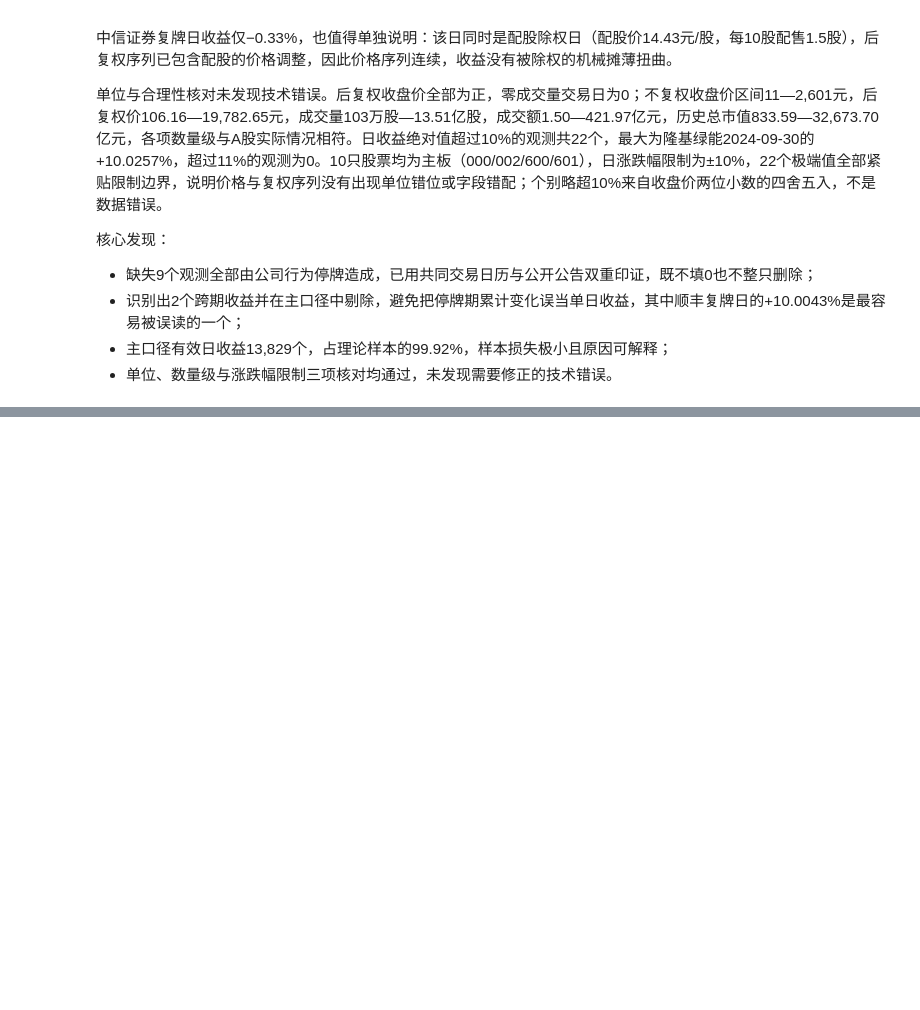
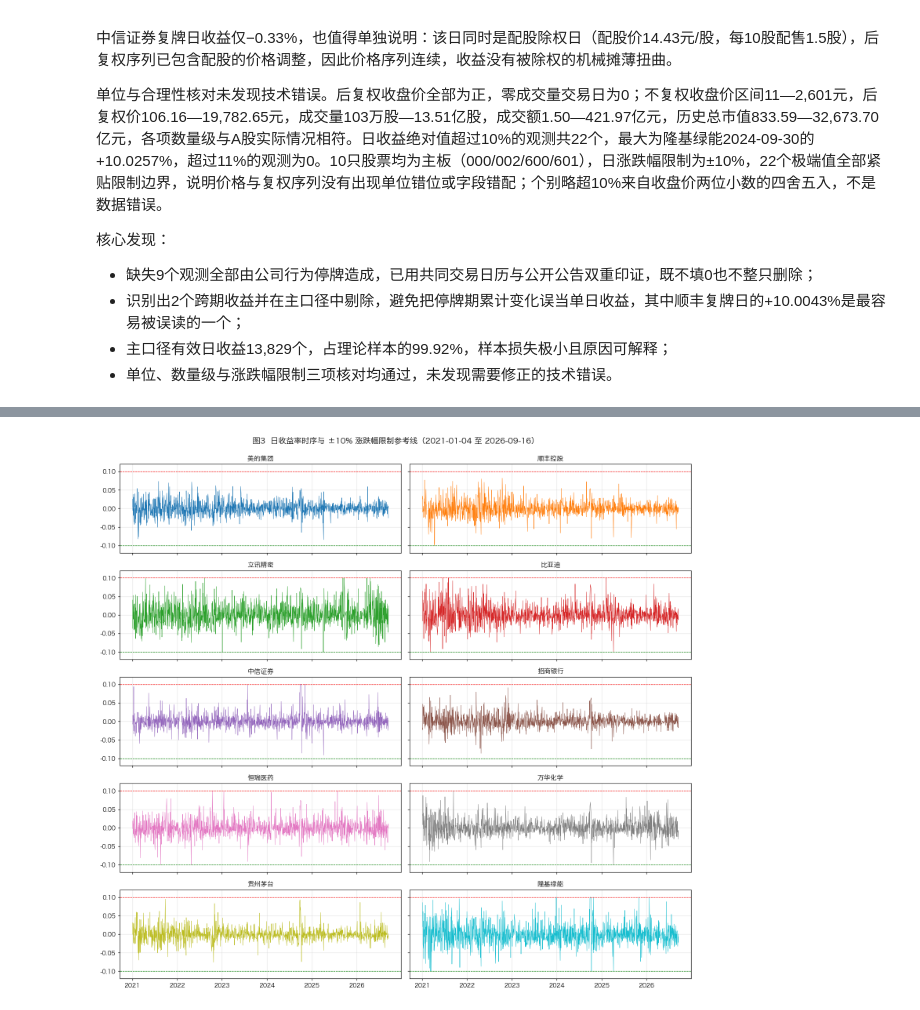
Before and after one commit to Jaremy112/fineco-homework, a Jupyter notebook: hw-02/hw_02-1.ipynb, the cells around one changed output, grey strips where cells are left out. Cells and saved outputs as stored; diff of their text form; code cells hidden in the pictures; blank space fills up the shorter version.

```diff
--- a/hw-02/hw_02-1.ipynb
+++ b/hw-02/hw_02-1.ipynb
@@ -435,0 +557,19 @@ display(d.loc[d["cross_period"], ["stock_code", "stock_name", "date", "skipped_d
+# %%
+# 图3：日收益率时序（分面），叠加 ±10% 涨跌幅限制参考线
+fig, axes = plt.subplots(5, 2, figsize=(14, 13), sharex=True, sharey=True)
+for ax, code in zip(axes.ravel(), order):
+    sub = d[(d["stock_code"] == code) & (d["date"] >= "2021-01-01")]
+    ax.plot(sub["date"], sub["ret"], color=colors[code], linewidth=0.6)
+    ax.axhline(0.10, color="red", linestyle="--", linewidth=0.8)
+    ax.axhline(-0.10, color="green", linestyle="--", linewidth=0.8)
+    ax.set_title(f"{names[code]}", fontsize=11)
+    ax.set_ylim(-0.12, 0.12)
+    ax.grid(alpha=0.3)
+axes[0, 0].xaxis.set_major_locator(mdates.YearLocator())
+axes[0, 0].xaxis.set_major_formatter(mdates.DateFormatter("%Y"))
+fig.suptitle("图3  日收益率时序与 ±10% 涨跌幅限制参考线（2021-01-04 至 2026-09-16）",
+             fontsize=13, y=0.995)
+fig.tight_layout()
+plt.show()
+# %% [output]
+[figure, added]
```
Also changed, not shown: parts of 9 cells of this notebook, 3 other files.
